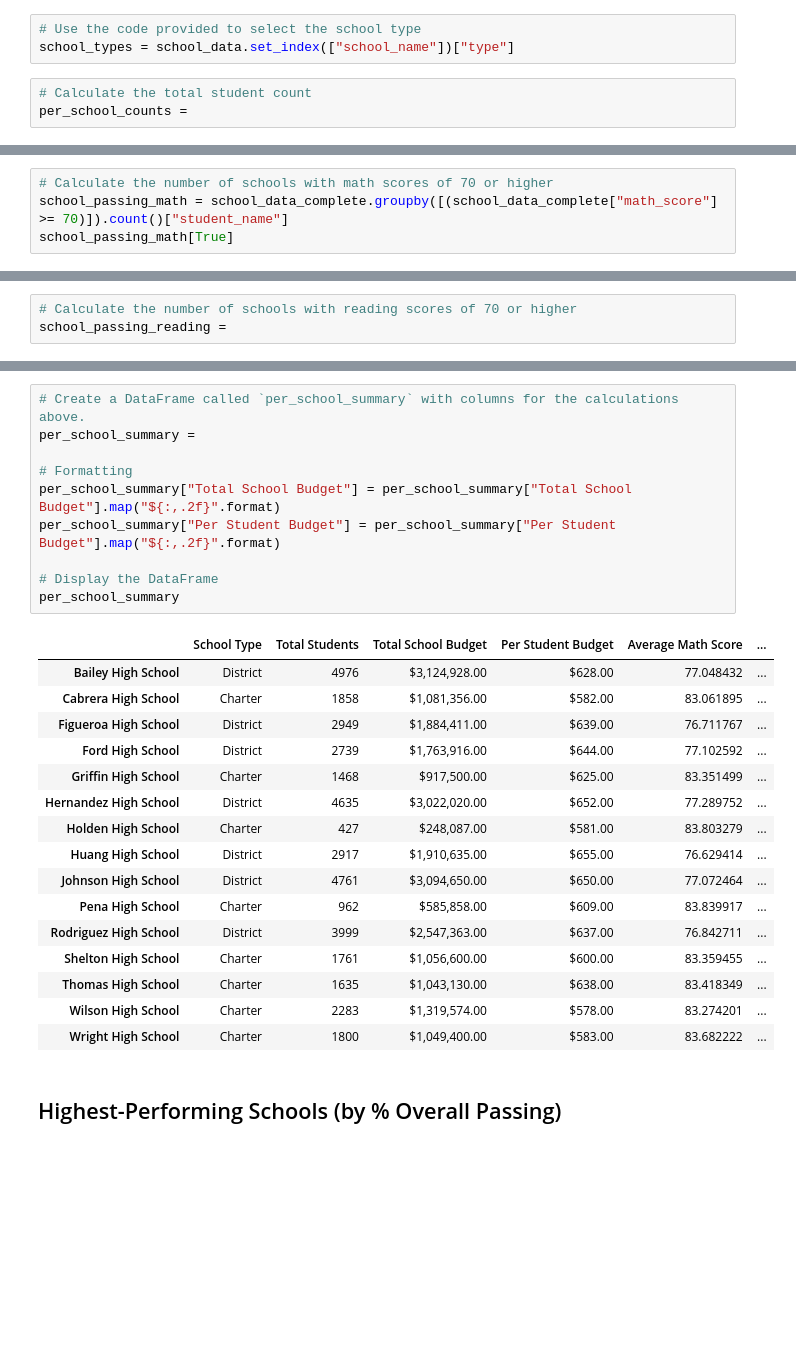
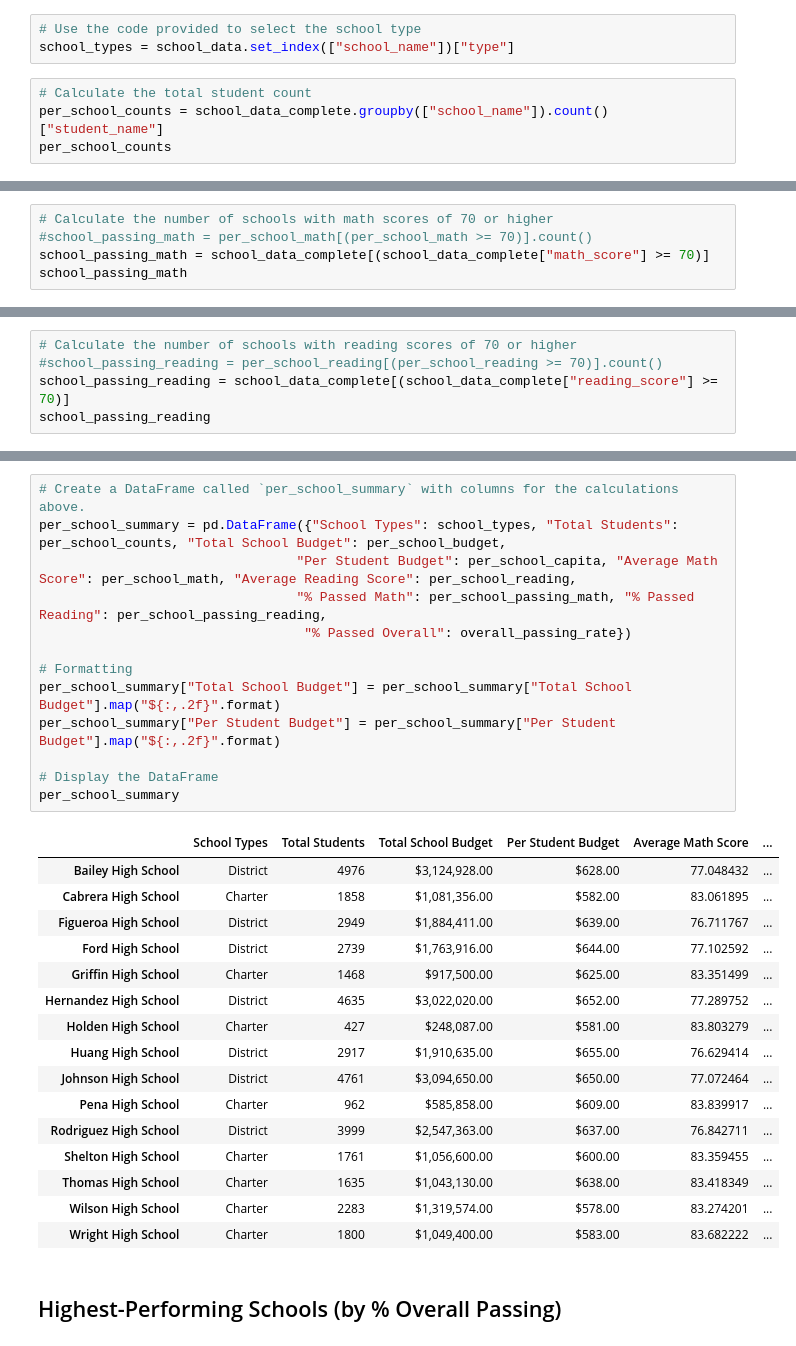
Before and after one commit to atmetz/pandas-challenge, a Jupyter notebook: PyCitySchools/PyCitySchools.ipynb, the cells around one changed output, grey strips where cells are left out. Saved outputs shown, nothing was run; the diff lists cells and outputs as text; blank space fills up the shorter version.

Commit message:
Completed School Summary

```diff
--- a/PyCitySchools/PyCitySchools.ipynb
+++ b/PyCitySchools/PyCitySchools.ipynb
@@ -104,5 +104,6 @@ district_summary
 school_types = school_data.set_index(["school_name"])["type"]
 # %%
 # Calculate the total student count
-per_school_counts =
+per_school_counts = school_data_complete.groupby(["school_name"]).count()["student_name"]
+per_school_counts
 # %% [output]
@@ -118,5 +175,6 @@ per_school_reading = school_data_complete.groupby(["school_name"]).mean()["readi
 # %%
 # Calculate the number of schools with math scores of 70 or higher
-school_passing_math = school_data_complete.groupby([(school_data_complete["math_score"] >= 70)]).count()["student_name"]
-school_passing_math[True]
+#school_passing_math = per_school_math[(per_school_math >= 70)].count()
+school_passing_math = school_data_complete[(school_data_complete["math_score"] >= 70)]
+school_passing_math
 # %% [output]
@@ -124,3 +194,5 @@ school_passing_math[True]
 # %%
 # Calculate the number of schools with reading scores of 70 or higher
-school_passing_reading =
+#school_passing_reading = per_school_reading[(per_school_reading >= 70)].count()
+school_passing_reading = school_data_complete[(school_data_complete["reading_score"] >= 70)]
+school_passing_reading
@@ -137,15 +257,18 @@ overall_passing_rate = passing_math_and_reading.groupby(["school_name"]).count()
 # %%
 # Create a DataFrame called `per_school_summary` with columns for the calculations above.
-per_school_summary =
+per_school_summary = pd.DataFrame({"School Types": school_types, "Total Students": per_school_counts, "Total School Budget": per_school_budget,
+                                 "Per Student Budget": per_school_capita, "Average Math Score": per_school_math, "Average Reading Score": per_school_reading,
+                                 "% Passed Math": per_school_passing_math, "% Passed Reading": per_school_passing_reading,
+                                  "% Passed Overall": overall_passing_rate})
 
 # Formatting
 per_school_summary["Total School Budget"] = per_school_summary["Total School Budget"].map("${:,.2f}".format)
 per_school_summary["Per Student Budget"] = per_school_summary["Per Student Budget"].map("${:,.2f}".format)
 
 # Display the DataFrame
 per_school_summary
 # %% [output]
-|  | School Type | Total Students | Total School Budget | Per Student Budget | Average Math Score | ... |
+|  | School Types | Total Students | Total School Budget | Per Student Budget | Average Math Score | ... |
 | Bailey High School | District | 4976 | $3,124,928.00 | $628.00 | 77.048432 | ... |
 | Cabrera High School | Charter | 1858 | $1,081,356.00 | $582.00 | 83.061895 | ... |
 | Figueroa High School | District | 2949 | $1,884,411.00 | $639.00 | 76.711767 | ... |
```
Also changed, not shown: parts of 7 cells of this notebook.
